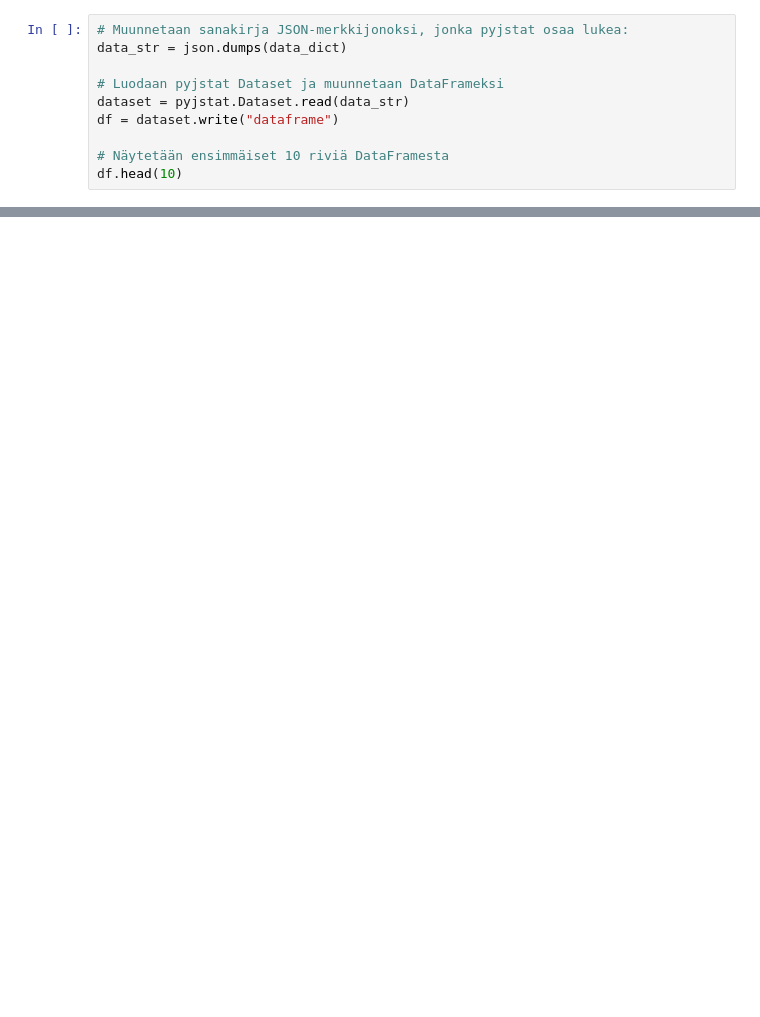
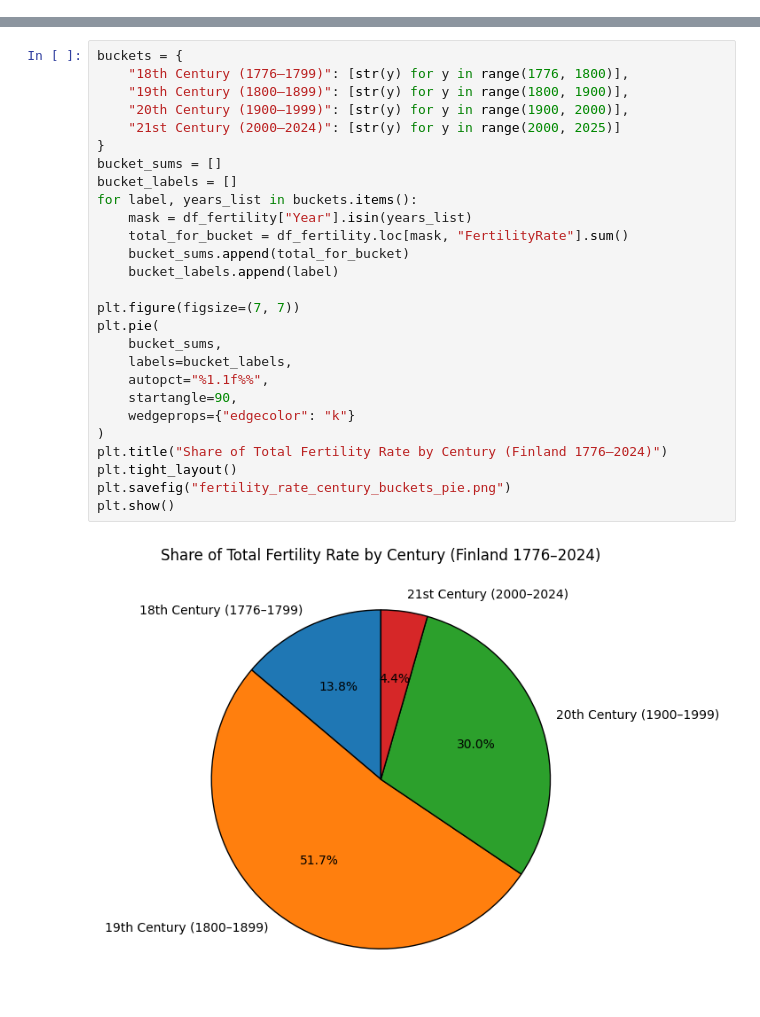
Before and after one commit to Wiiifiii/python-data-analytics, a Jupyter notebook: src/pda/task6.ipynb, the cells around one changed output, grey strips where cells are left out. Saved outputs shown, nothing was run; the diff lists cells and outputs as text; blank space fills up the shorter version.

```diff
--- a/src/pda/task6.ipynb
+++ b/src/pda/task6.ipynb
@@ -212,10 +0,0 @@ Annamme sarakkeelle `value` kuvaavamman nimen `Väkiluku`.
-# %%
-# Muunnetaan sanakirja JSON‐merkkijonoksi, jonka pyjstat osaa lukea:
-data_str = json.dumps(data_dict)
-
-# Luodaan pyjstat Dataset ja muunnetaan DataFrameksi
-dataset = pyjstat.Dataset.read(data_str)
-df = dataset.write("dataframe")
-
-# Näytetään ensimmäiset 10 riviä DataFramesta
-df.head(10)
@@ -311,0 +228,29 @@ Tässä notebookissa:
+# %%
+buckets = {
+    "18th Century (1776–1799)": [str(y) for y in range(1776, 1800)],
+    "19th Century (1800–1899)": [str(y) for y in range(1800, 1900)],
+    "20th Century (1900–1999)": [str(y) for y in range(1900, 2000)],
+    "21st Century (2000–2024)": [str(y) for y in range(2000, 2025)]
+}
+bucket_sums = []
+bucket_labels = []
+for label, years_list in buckets.items():
+    mask = df_fertility["Year"].isin(years_list)
+    total_for_bucket = df_fertility.loc[mask, "FertilityRate"].sum()
+    bucket_sums.append(total_for_bucket)
+    bucket_labels.append(label)
+
+plt.figure(figsize=(7, 7))
+plt.pie(
+    bucket_sums,
+    labels=bucket_labels,
+    autopct="%1.1f%%",
+    startangle=90,
+    wedgeprops={"edgecolor": "k"}
+)
+plt.title("Share of Total Fertility Rate by Century (Finland 1776–2024)")
+plt.tight_layout()
+plt.savefig("fertility_rate_century_buckets_pie.png")
+plt.show()
+# %% [output]
+[figure, added]
```
Also changed, not shown: parts of 37 cells of this notebook, 37 other files.
